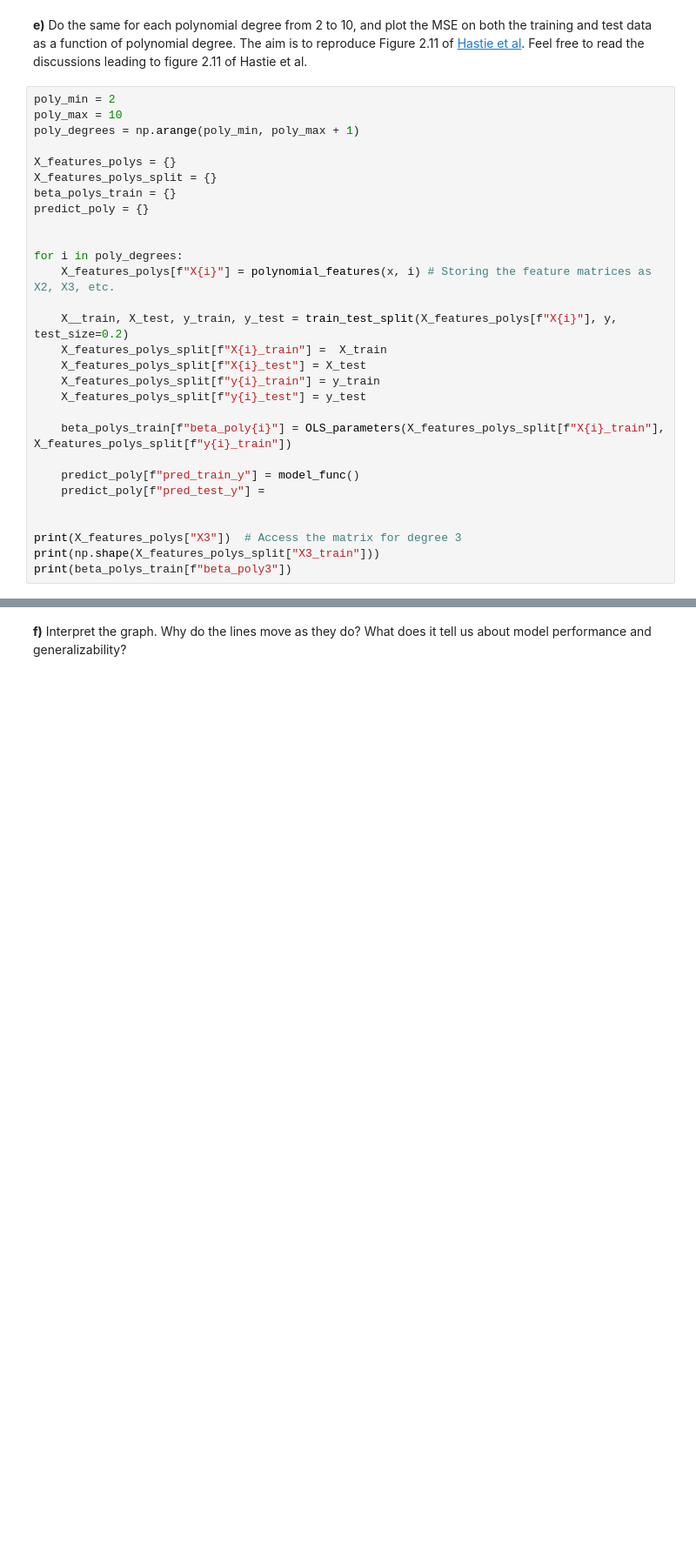
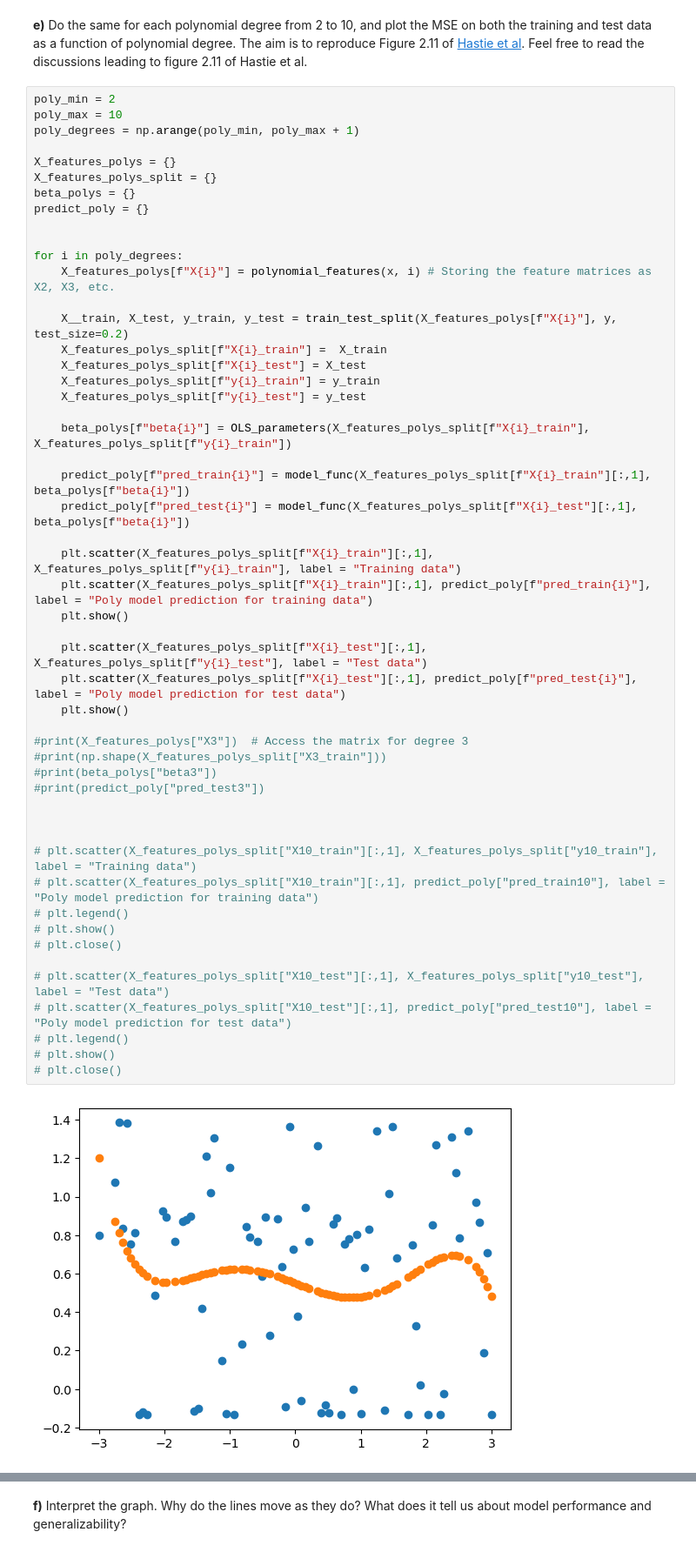
Before and after one commit to johnmagj/FYS-STK4155, a Jupyter notebook: Week35/exercises_week35.ipynb, the cells around one changed output, grey strips where cells are left out. Shown at 87% size. Saved outputs shown, nothing was run; the diff lists cells and outputs as text; blank space fills up the shorter version.

```diff
--- a/Week35/exercises_week35.ipynb
+++ b/Week35/exercises_week35.ipynb
@@ -420,30 +420,53 @@ We see that the MSE for the prediction on the test data is of the same order of
 # %%
 poly_min = 2
 poly_max = 10
 poly_degrees = np.arange(poly_min, poly_max + 1)
 
 X_features_polys = {}
 X_features_polys_split = {}
-beta_polys_train = {}
+beta_polys = {}
 predict_poly = {}
 
 
 for i in poly_degrees:
     X_features_polys[f"X{i}"] = polynomial_features(x, i) # Storing the feature matrices as X2, X3, etc.
 
     X__train, X_test, y_train, y_test = train_test_split(X_features_polys[f"X{i}"], y, test_size=0.2)
     X_features_polys_split[f"X{i}_train"] =  X_train
     X_features_polys_split[f"X{i}_test"] = X_test
     X_features_polys_split[f"y{i}_train"] = y_train
     X_features_polys_split[f"y{i}_test"] = y_test
 
-    beta_polys_train[f"beta_poly{i}"] = OLS_parameters(X_features_polys_split[f"X{i}_train"], X_features_polys_split[f"y{i}_train"])
+    beta_polys[f"beta{i}"] = OLS_parameters(X_features_polys_split[f"X{i}_train"], X_features_polys_split[f"y{i}_train"])
 
-    predict_poly[f"pred_train_y"] = model_func()
-    predict_poly[f"pred_test_y"] =
+    predict_poly[f"pred_train{i}"] = model_func(X_features_polys_split[f"X{i}_train"][:,1], beta_polys[f"beta{i}"])
+    predict_poly[f"pred_test{i}"] = model_func(X_features_polys_split[f"X{i}_test"][:,1], beta_polys[f"beta{i}"])
+
+    plt.scatter(X_features_polys_split[f"X{i}_train"][:,1], X_features_polys_split[f"y{i}_train"], label = "Training data")
+    plt.scatter(X_features_polys_split[f"X{i}_train"][:,1], predict_poly[f"pred_train{i}"], label = "Poly model prediction for training data")
+    plt.show()
+
+    plt.scatter(X_features_polys_split[f"X{i}_test"][:,1], X_features_polys_split[f"y{i}_test"], label = "Test data")
+    plt.scatter(X_features_polys_split[f"X{i}_test"][:,1], predict_poly[f"pred_test{i}"], label = "Poly model prediction for test data")
+    plt.show()
+
+#print(X_features_polys["X3"])  # Access the matrix for degree 3
+#print(np.shape(X_features_polys_split["X3_train"]))
+#print(beta_polys["beta3"])
+#print(predict_poly["pred_test3"])
 
 
-print(X_features_polys["X3"])  # Access the matrix for degree 3
-print(np.shape(X_features_polys_split["X3_train"]))
-print(beta_polys_train[f"beta_poly3"])
+
+# plt.scatter(X_features_polys_split["X10_train"][:,1], X_features_polys_split["y10_train"], label = "Training data")
+# plt.scatter(X_features_polys_split["X10_train"][:,1], predict_poly["pred_train10"], label = "Poly model prediction for training data")
+# plt.legend()
+# plt.show()
+# plt.close()
+
+# plt.scatter(X_features_polys_split["X10_test"][:,1], X_features_polys_split["y10_test"], label = "Test data")
+# plt.scatter(X_features_polys_split["X10_test"][:,1], predict_poly["pred_test10"], label = "Poly model prediction for test data")
+# plt.legend()
+# plt.show()
+# plt.close()
 # %% [output]
+[figure, added]
```
Also changed, not shown: parts of 3 cells of this notebook.
